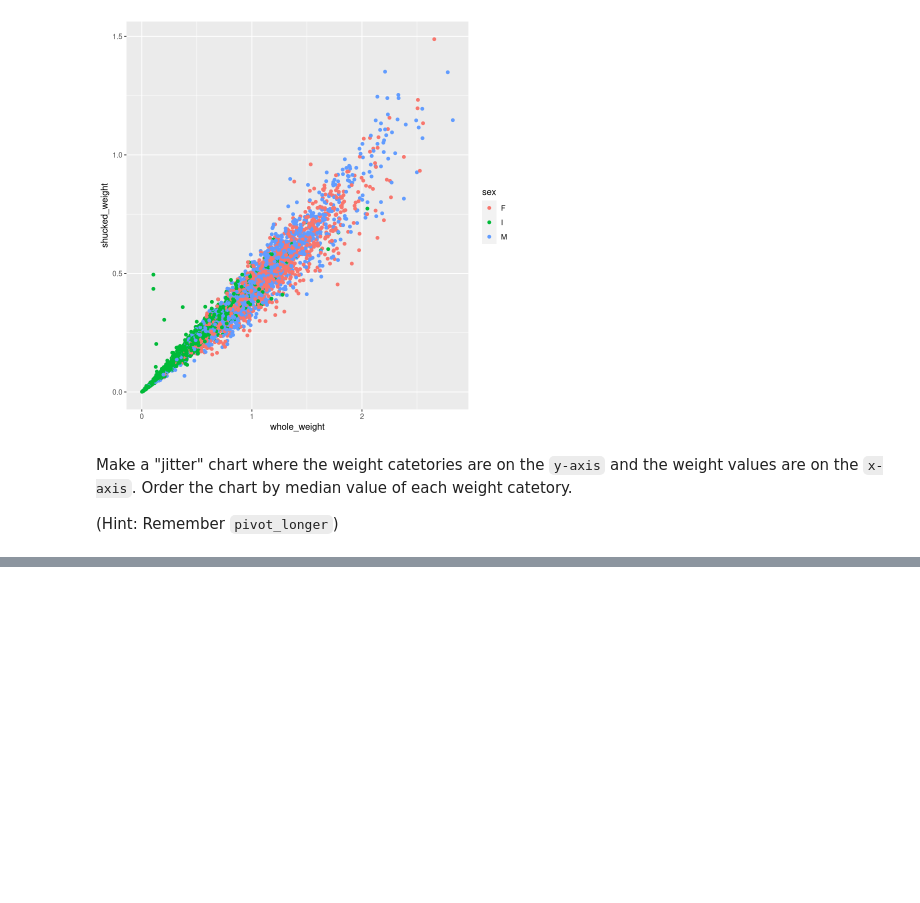
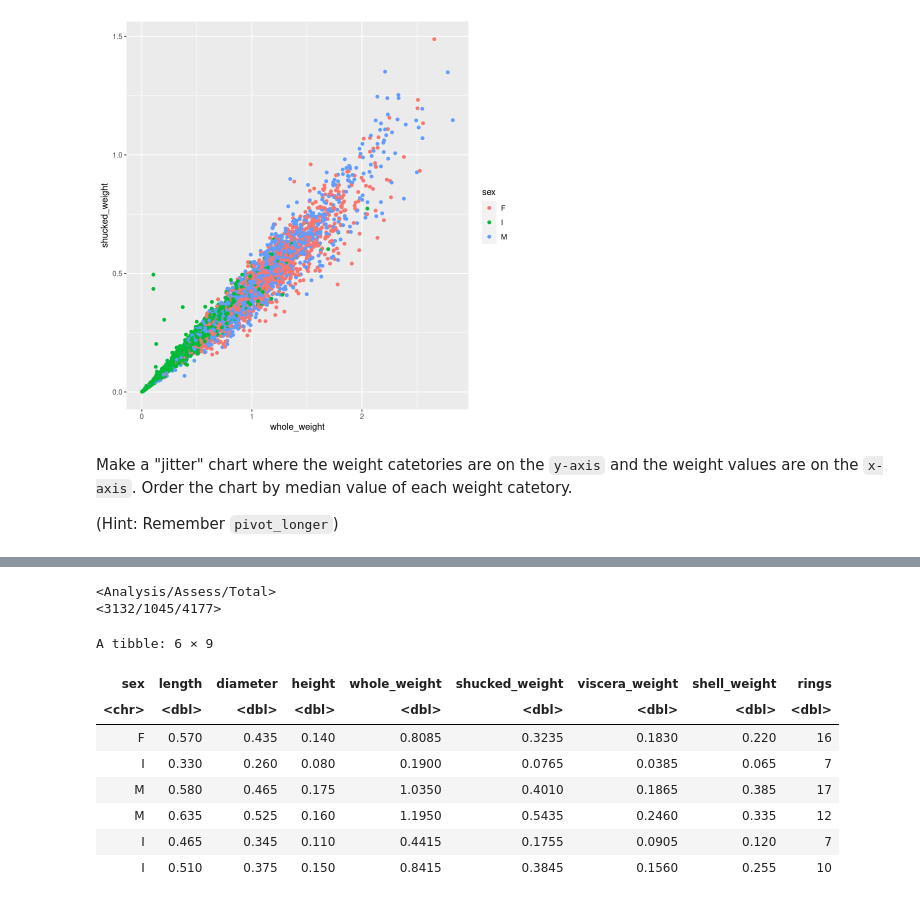
Before and after one commit to mbhatip/BIOS512-1, a Jupyter notebook: in-class-exercises/14/14_explore_abalone_data.ipynb, the cells around one changed output, grey strips where cells are left out. Cells and saved outputs as stored; diff of their text form; code cells hidden in the pictures; blank space fills up the shorter version.

```diff
--- a/in-class-exercises/14/14_explore_abalone_data.ipynb
+++ b/in-class-exercises/14/14_explore_abalone_data.ipynb
@@ -75,0 +100,22 @@ Make a "jitter" chart where the weight catetories are on the `y-axis` and the we
+# %%
+library('tidymodels')
+
+abalone_split = initial_split(df_abalone)
+
+abalone_split
+
+abalone_training = training(abalone_split)
+
+abalone_training %>% head
+# %% [output]
+<Analysis/Assess/Total>
+<3132/1045/4177>
+A tibble: 6 × 9
+| sex | length | diameter | height | whole_weight | shucked_weight | viscera_weight | shell_weight | rings |
+| <chr> | <dbl> | <dbl> | <dbl> | <dbl> | <dbl> | <dbl> | <dbl> | <dbl> |
+| F | 0.570 | 0.435 | 0.140 | 0.8085 | 0.3235 | 0.1830 | 0.220 | 16 |
+| I | 0.330 | 0.260 | 0.080 | 0.1900 | 0.0765 | 0.0385 | 0.065 | 7 |
+| M | 0.580 | 0.465 | 0.175 | 1.0350 | 0.4010 | 0.1865 | 0.385 | 17 |
+| M | 0.635 | 0.525 | 0.160 | 1.1950 | 0.5435 | 0.2460 | 0.335 | 12 |
+| I | 0.465 | 0.345 | 0.110 | 0.4415 | 0.1755 | 0.0905 | 0.120 | 7 |
+| I | 0.510 | 0.375 | 0.150 | 0.8415 | 0.3845 | 0.1560 | 0.255 | 10 |
```
Also changed, not shown: parts of 4 cells of this notebook, 8 other files.
